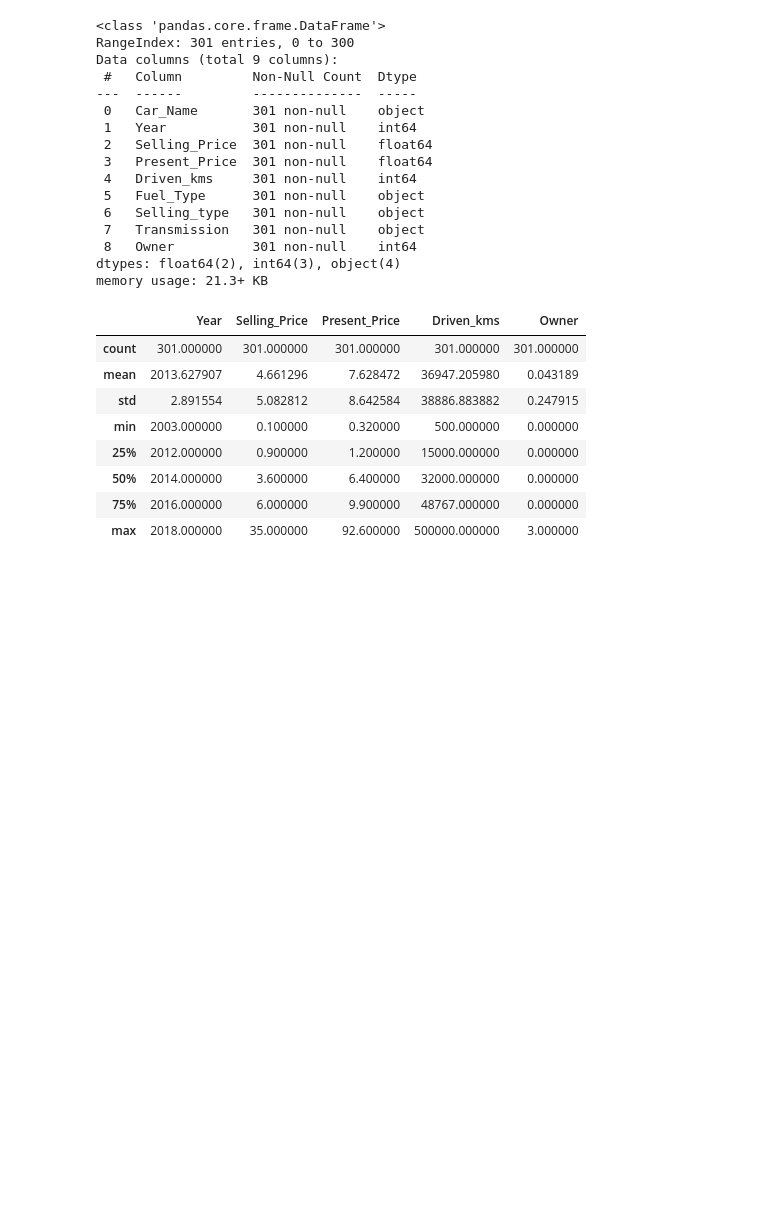
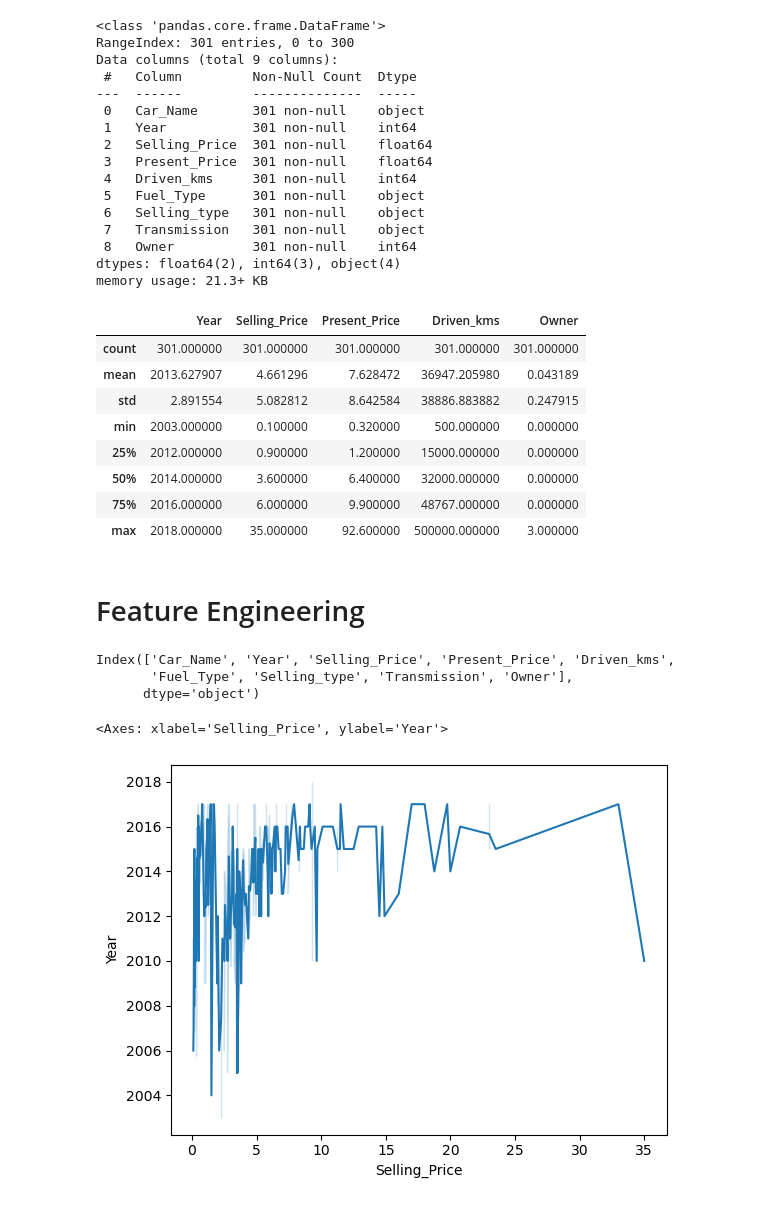
Before and after one commit to aumpanara-art/Car-Price-Prediction-with-M.L., a Jupyter notebook: Car-Prediction.ipynb, the cells around one changed output. Drawn from its saved outputs; the diff is of its cells as text; code cells hidden in the pictures; blank space fills up the shorter version.

```diff
--- a/Car-Prediction.ipynb
+++ b/Car-Prediction.ipynb
@@ -97,3 +97,18 @@ df.describe()
 | 50% | 2014.000000 | 3.600000 | 6.400000 | 32000.000000 | 0.000000 |
 | 75% | 2016.000000 | 6.000000 | 9.900000 | 48767.000000 | 0.000000 |
 | max | 2018.000000 | 35.000000 | 92.600000 | 500000.000000 | 3.000000 |
+# %% [markdown]
+# Feature Engineering
+# %%
+df.columns
+# %% [output]
+Index(['Car_Name', 'Year', 'Selling_Price', 'Present_Price', 'Driven_kms',
+       'Fuel_Type', 'Selling_type', 'Transmission', 'Owner'],
+      dtype='object')
+# %%
+# there is no relation b/w purchased year and selling_price
+
+sns.lineplot(y=df['Year'] , x=df['Selling_Price'])
+# %% [output]
+<Axes: xlabel='Selling_Price', ylabel='Year'>
+[figure, added]
```
Also changed, not shown: parts of 2 cells of this notebook.
